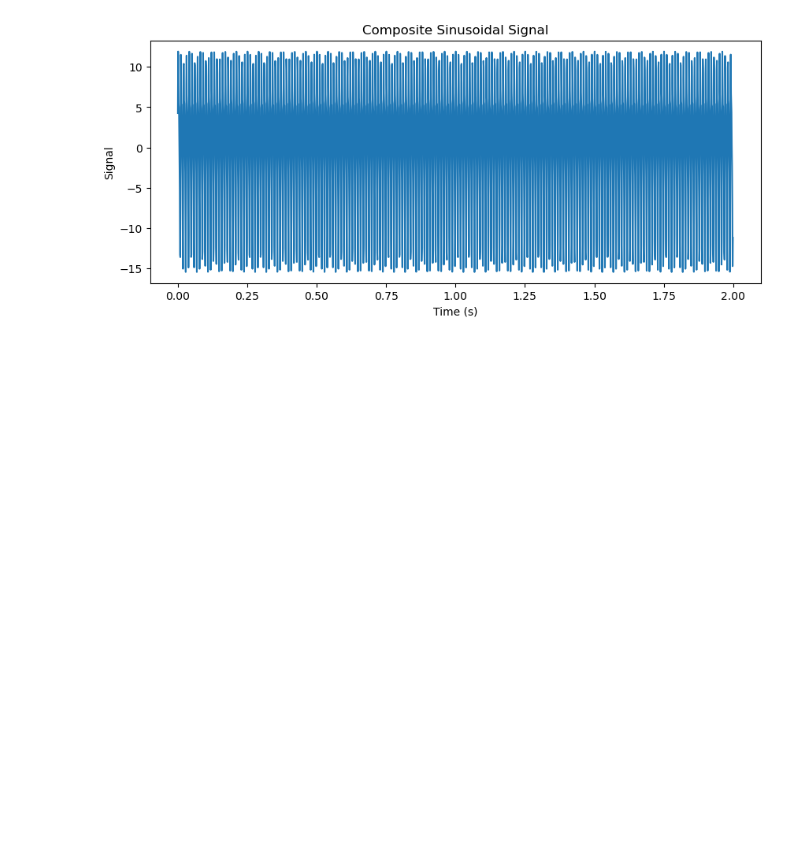
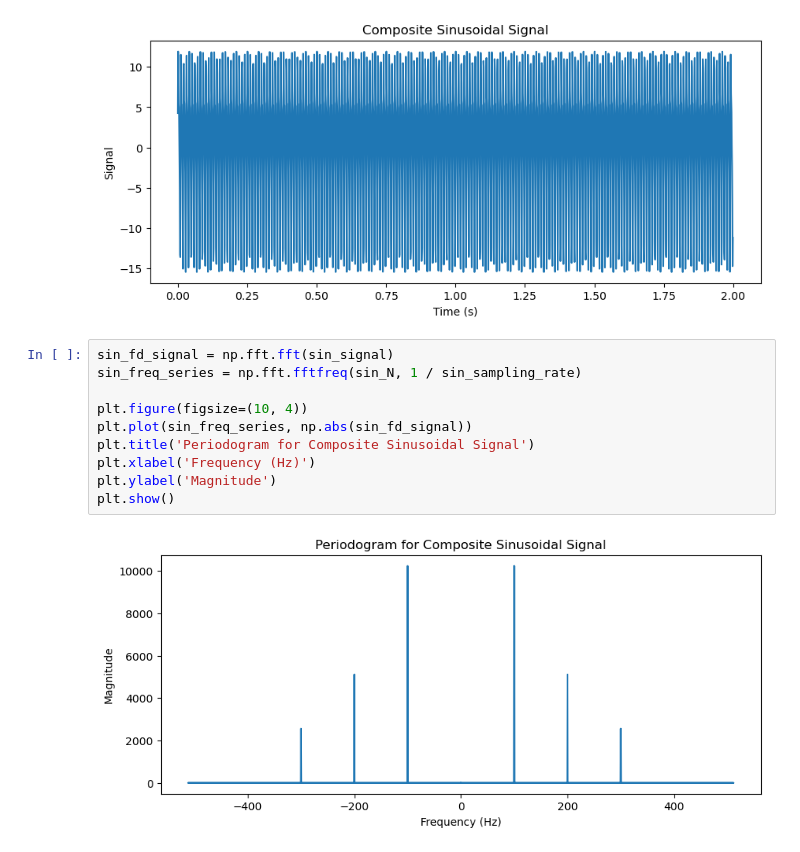
Before and after one commit to ShitongGuo/LZU_lab, a Jupyter notebook: lab_1.ipynb, the cells around one changed output. Drawn from its saved outputs; the diff is of its cells as text; blank space fills up the shorter version.

```diff
--- a/lab_1.ipynb
+++ b/lab_1.ipynb
@@ -77,3 +91,15 @@ plt.ylabel('Signal')
 plt.show()
 # %% [output]
 [figure]
+# %%
+sin_fd_signal = np.fft.fft(sin_signal)
+sin_freq_series = np.fft.fftfreq(sin_N, 1 / sin_sampling_rate)
+
+plt.figure(figsize=(10, 4))
+plt.plot(sin_freq_series, np.abs(sin_fd_signal))
+plt.title('Periodogram for Composite Sinusoidal Signal')
+plt.xlabel('Frequency (Hz)')
+plt.ylabel('Magnitude')
+plt.show()
+# %% [output]
+[figure, added]
```
Also changed, not shown: parts of 14 cells of this notebook, 2 other files.
